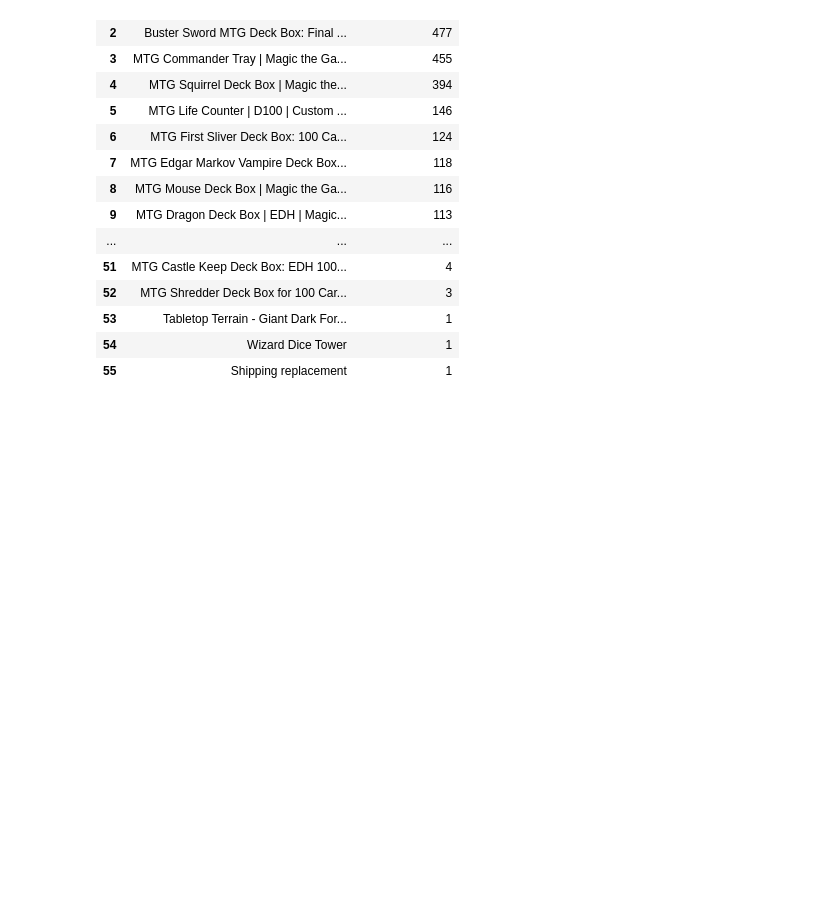
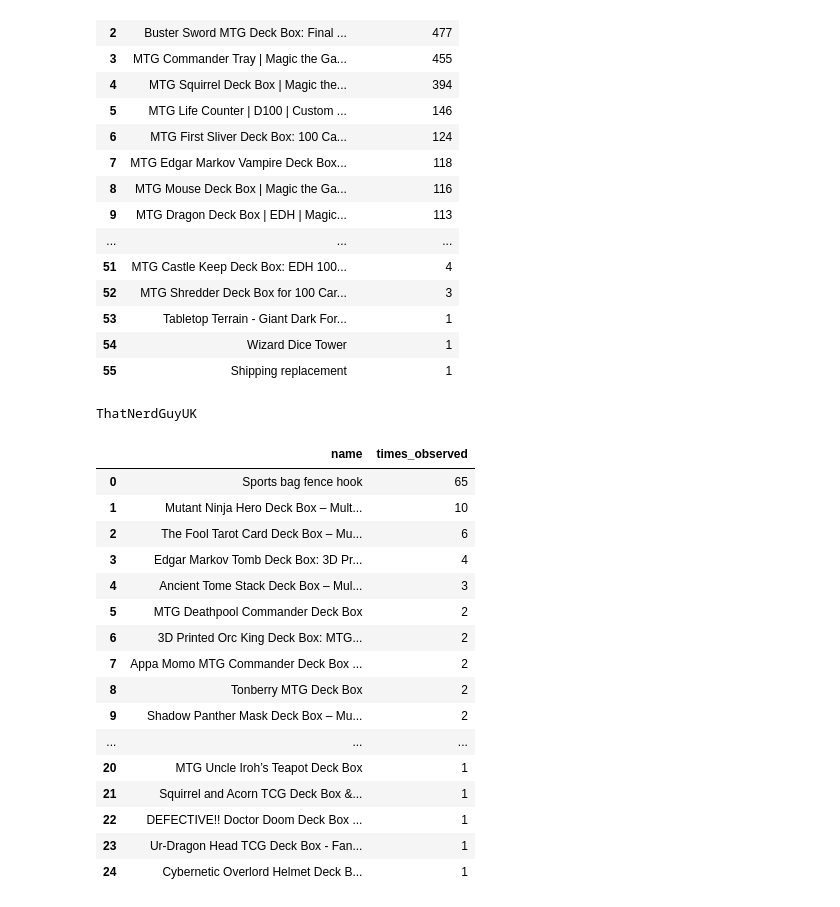
Before and after one commit to demetriusrauck/market_analysis, a Jupyter notebook: market_analysis.ipynb, the cells around one changed output. Cells and saved outputs as stored; diff of their text form; code cells hidden in the pictures; blank space fills up the shorter version.

```diff
--- a/market_analysis.ipynb
+++ b/market_analysis.ipynb
@@ -398,3 +398,42 @@ FableForgedWorkshop
 | 53 | Tabletop Terrain - Giant Dark For... | 1 |
 | 54 | Wizard Dice Tower | 1 |
 | 55 | Shipping replacement | 1 |
+# %%
+print("ThatNerdGuyUK")
+df_ThatNerdGuyUK = parse_saved_etsy_pages("etsy_pages/ThatNerdGuyUK")
+summary_df_ThatNerdGuyUK = (
+    df_ThatNerdGuyUK.groupby("listing_id", as_index=False)
+      .agg(
+          name=("title", "first"),
+          times_observed=("listing_id", "size"),
+      )
+      .sort_values("times_observed", ascending=False)
+      [["name", "times_observed"]]
+      .reset_index(drop=True)
+)
+
+with pd.option_context(
+    "display.max_rows", None,
+    "display.max_columns", None,
+    "display.max_colwidth", None,
+):
+    display(summary_df_ThatNerdGuyUK)
+# %% [output]
+ThatNerdGuyUK
+|  | name | times_observed |
+| 0 | Sports bag fence hook | 65 |
+| 1 | Mutant Ninja Hero Deck Box – Mult... | 10 |
+| 2 | The Fool Tarot Card Deck Box – Mu... | 6 |
+| 3 | Edgar Markov Tomb Deck Box: 3D Pr... | 4 |
+| 4 | Ancient Tome Stack Deck Box – Mul... | 3 |
+| 5 | MTG Deathpool Commander Deck Box | 2 |
+| 6 | 3D Printed Orc King Deck Box: MTG... | 2 |
+| 7 | Appa Momo MTG Commander Deck Box ... | 2 |
+| 8 | Tonberry MTG Deck Box | 2 |
+| 9 | Shadow Panther Mask Deck Box – Mu... | 2 |
+| ... | ... | ... |
+| 20 | MTG Uncle Iroh’s Teapot Deck Box | 1 |
+| 21 | Squirrel and Acorn TCG Deck Box &... | 1 |
+| 22 | DEFECTIVE!! Doctor Doom Deck Box ... | 1 |
+| 23 | Ur-Dragon Head TCG Deck Box - Fan... | 1 |
+| 24 | Cybernetic Overlord Helmet Deck B... | 1 |
```
Also changed, not shown: 5 other files.
